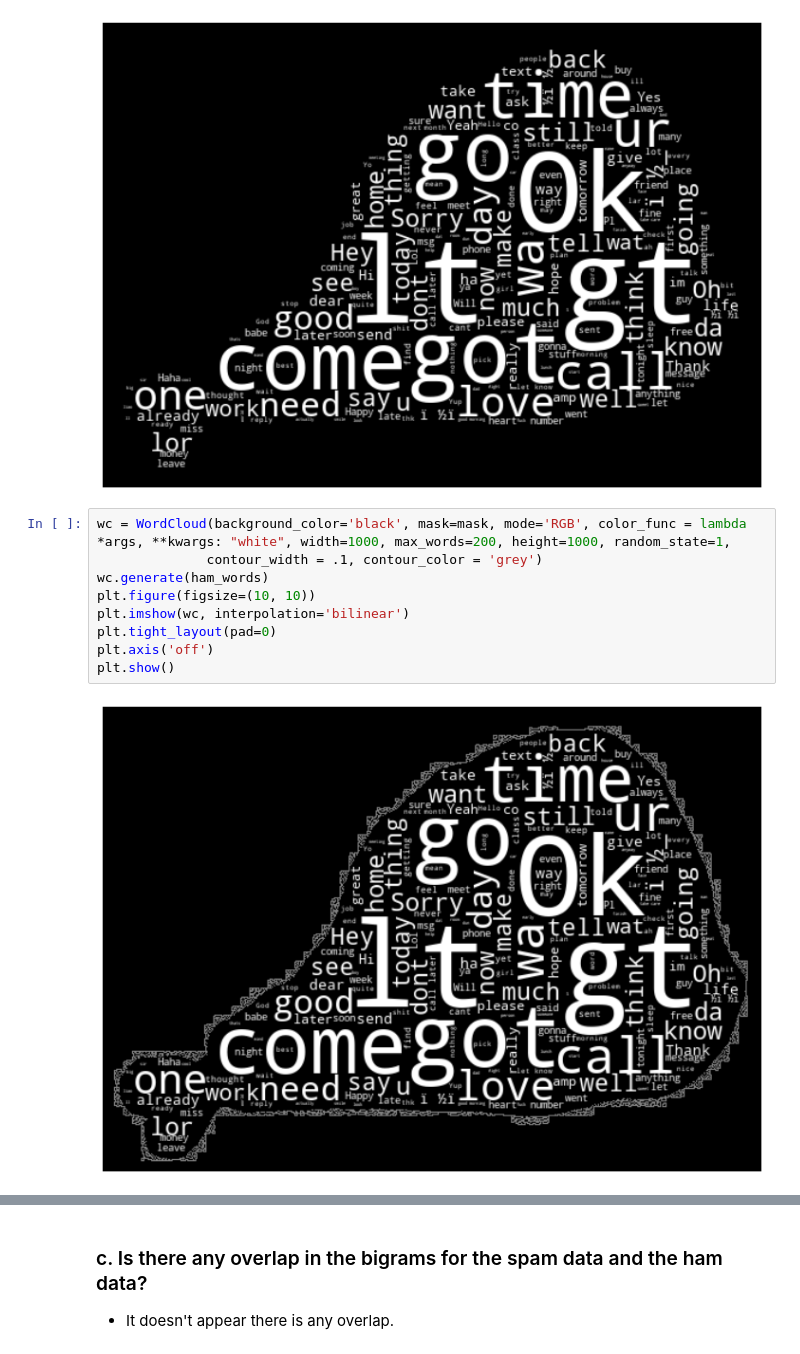
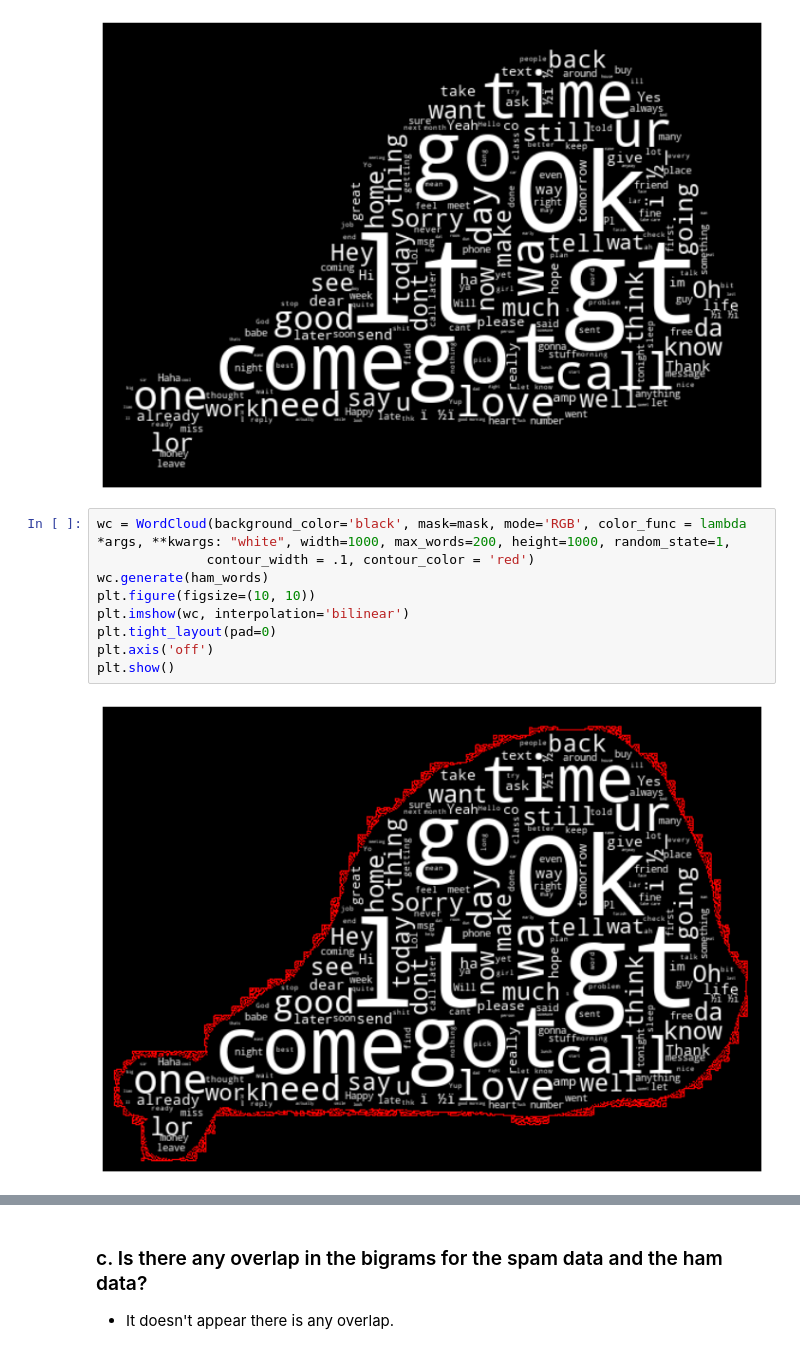
Before and after one commit to lukewbecker/natural-language-processing-exercises, a Jupyter notebook: explore.ipynb, the cells around one changed output, grey strips where cells are left out. Saved outputs shown, nothing was run; the diff lists cells and outputs as text.

```diff
--- a/explore.ipynb
+++ b/explore.ipynb
@@ -274,12 +274,12 @@ plt.show()
 [figure]
 # %%
 wc = WordCloud(background_color='black', mask=mask, mode='RGB', color_func = lambda *args, **kwargs: "white", width=1000, max_words=200, height=1000, random_state=1,
-              contour_width = .1, contour_color = 'grey')
+              contour_width = .1, contour_color = 'red')
 wc.generate(ham_words)
 plt.figure(figsize=(10, 10))
 plt.imshow(wc, interpolation='bilinear')
 plt.tight_layout(pad=0)
 plt.axis('off')
 plt.show()
 # %% [output]
-[figure, old version]
+[figure, new version]
```
Also changed, not shown: parts of 2 cells of this notebook.
